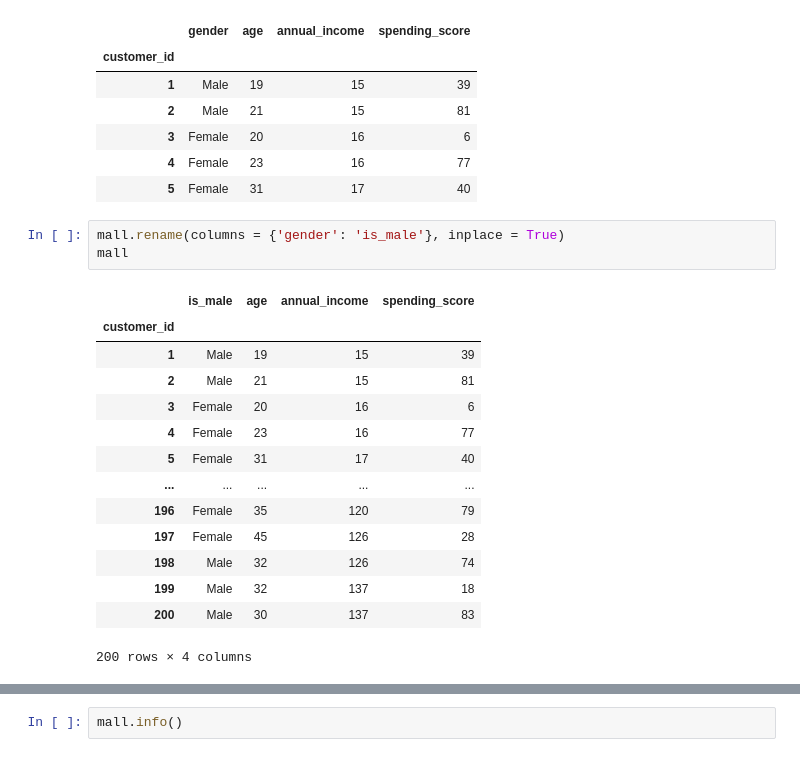
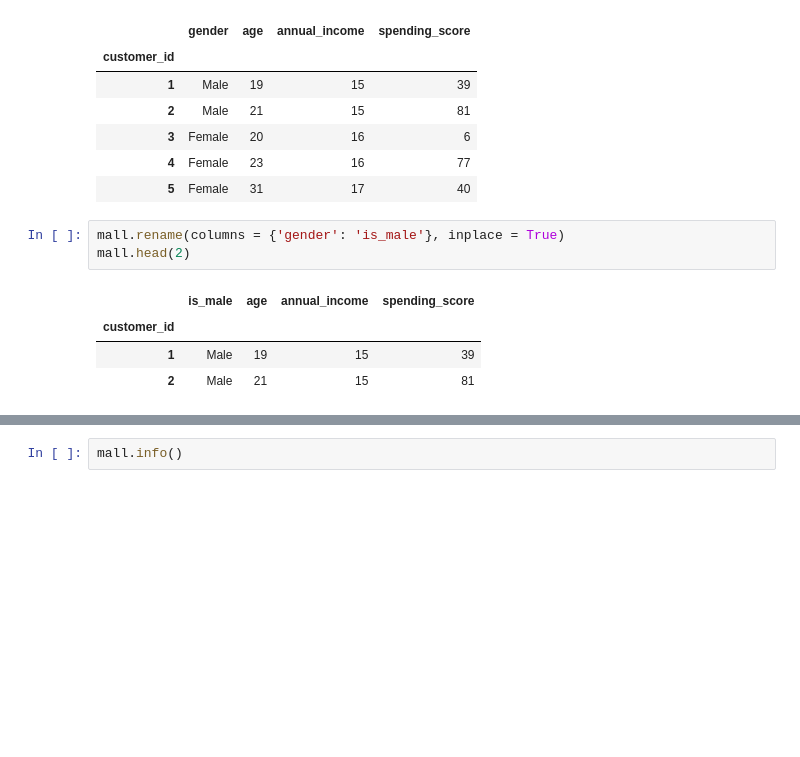
Before and after one commit to barbmarques/clustering-exercises, a Jupyter notebook: Modeling.ipynb, the cells around one changed output, grey strips where cells are left out. Drawn from its saved outputs; the diff is of its cells as text; blank space fills up the shorter version.

```diff
--- a/Modeling.ipynb
+++ b/Modeling.ipynb
@@ -162,21 +165,11 @@ mall.head()
 | 5 | Female | 31 | 17 | 40 |
 # %%
 mall.rename(columns = {'gender': 'is_male'}, inplace = True)
-mall
+mall.head(2)
 # %% [output]
 |  | is_male | age | annual_income | spending_score |
 | customer_id |  |  |  |  |
 | 1 | Male | 19 | 15 | 39 |
 | 2 | Male | 21 | 15 | 81 |
-| 3 | Female | 20 | 16 | 6 |
-| 4 | Female | 23 | 16 | 77 |
-| 5 | Female | 31 | 17 | 40 |
-| ... | ... | ... | ... | ... |
-| 196 | Female | 35 | 120 | 79 |
-| 197 | Female | 45 | 126 | 28 |
-| 198 | Male | 32 | 126 | 74 |
-| 199 | Male | 32 | 137 | 18 |
-| 200 | Male | 30 | 137 | 83 |
-200 rows × 4 columns
 # %%
 mall.is_male.replace({'Male':'1', 'Female':'0'}, inplace=True)
```
Also changed, not shown: parts of 28 cells of this notebook, 1 other file.
